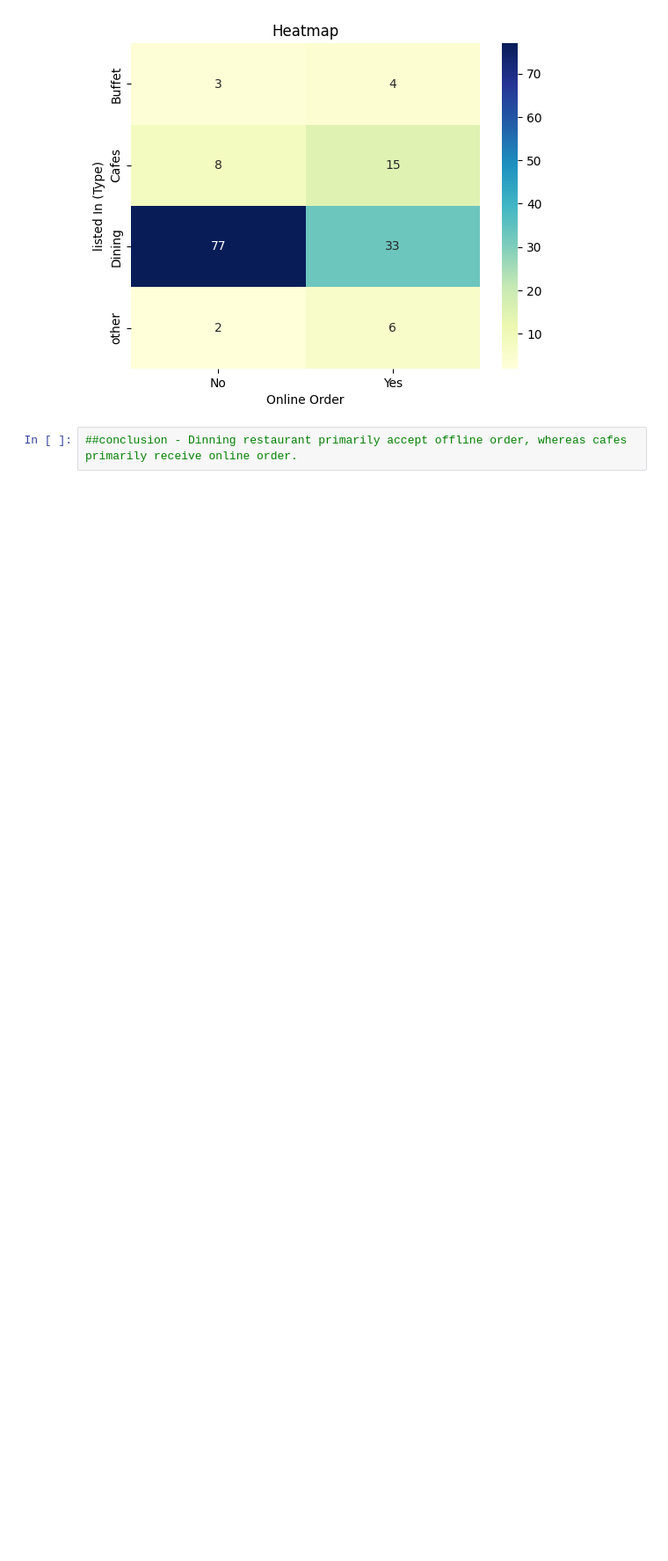
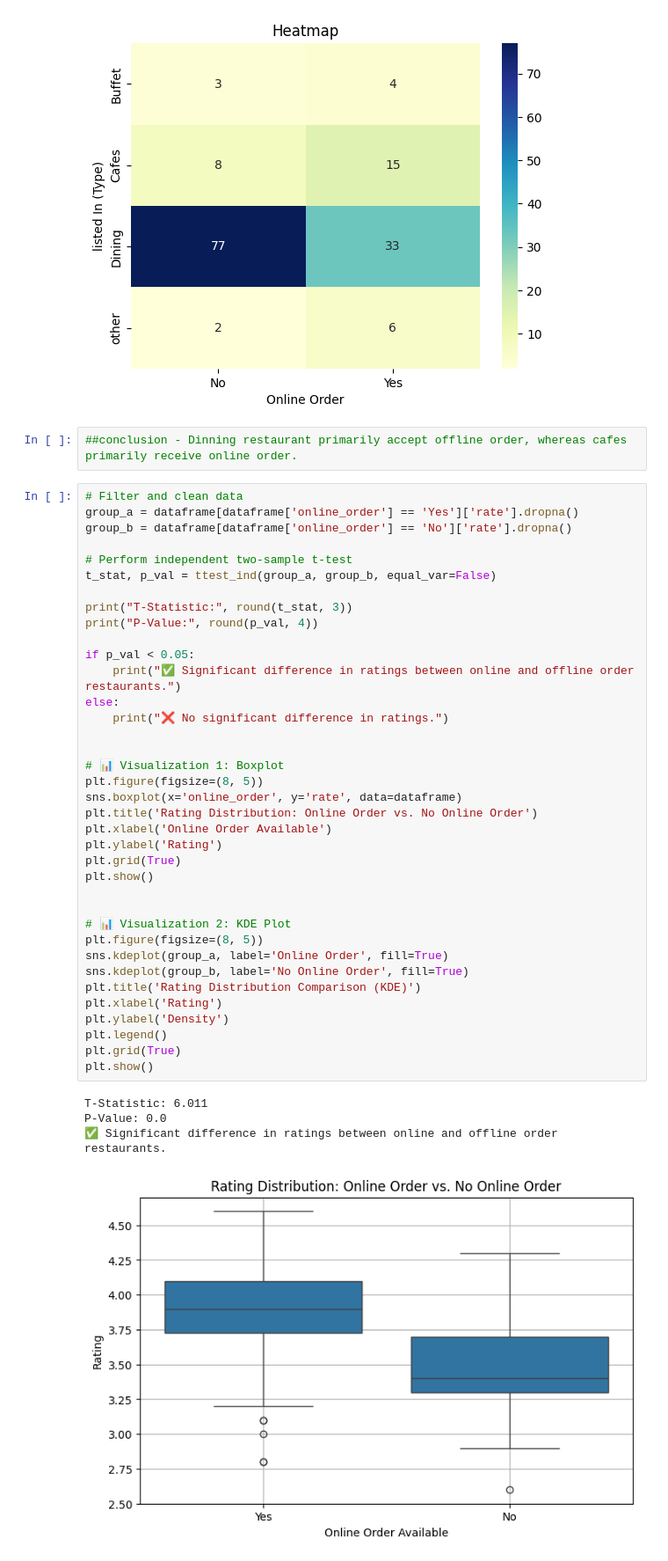
Before and after one commit to Paromita2002/Zomato-Data-Analysis, a Jupyter notebook: zomato.ipynb, the cells around one changed output. Shown at 88% size. Drawn from its saved outputs; the diff is of its cells as text; blank space fills up the shorter version.

```diff
--- a/zomato.ipynb
+++ b/zomato.ipynb
@@ -166,3 +160,45 @@ plt.show()
 [figure]
 # %%
 ##conclusion - Dinning restaurant primarily accept offline order, whereas cafes primarily receive online order.
+# %%
+# Filter and clean data
+group_a = dataframe[dataframe['online_order'] == 'Yes']['rate'].dropna()
+group_b = dataframe[dataframe['online_order'] == 'No']['rate'].dropna()
+
+# Perform independent two-sample t-test
+t_stat, p_val = ttest_ind(group_a, group_b, equal_var=False)
+
+print("T-Statistic:", round(t_stat, 3))
+print("P-Value:", round(p_val, 4))
+
+if p_val < 0.05:
+    print("✅ Significant difference in ratings between online and offline order restaurants.")
+else:
+    print("❌ No significant difference in ratings.")
+
+
+# 📊 Visualization 1: Boxplot
+plt.figure(figsize=(8, 5))
+sns.boxplot(x='online_order', y='rate', data=dataframe)
+plt.title('Rating Distribution: Online Order vs. No Online Order')
+plt.xlabel('Online Order Available')
+plt.ylabel('Rating')
+plt.grid(True)
+plt.show()
+
+
+# 📊 Visualization 2: KDE Plot
+plt.figure(figsize=(8, 5))
+sns.kdeplot(group_a, label='Online Order', fill=True)
+sns.kdeplot(group_b, label='No Online Order', fill=True)
+plt.title('Rating Distribution Comparison (KDE)')
+plt.xlabel('Rating')
+plt.ylabel('Density')
+plt.legend()
+plt.grid(True)
+plt.show()
+# %% [output]
+T-Statistic: 6.011
+P-Value: 0.0
+✅ Significant difference in ratings between online and offline order restaurants.
+[figure, added]
```
Also changed, not shown: parts of 7 cells of this notebook.
